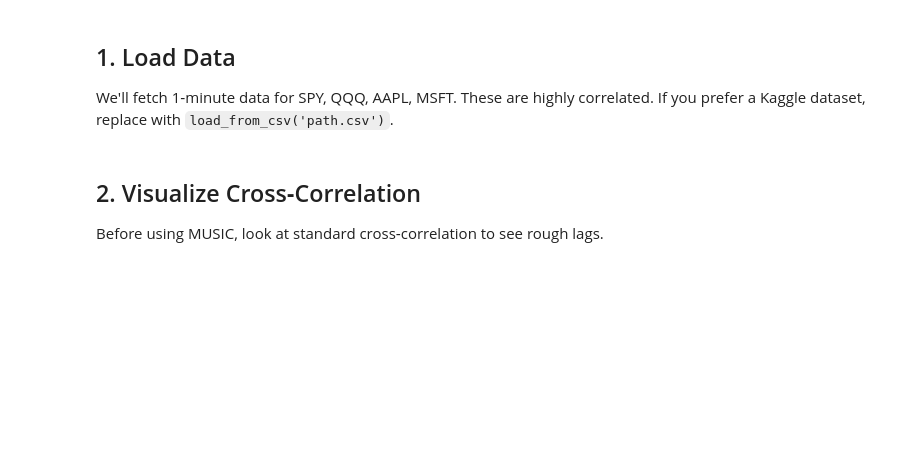
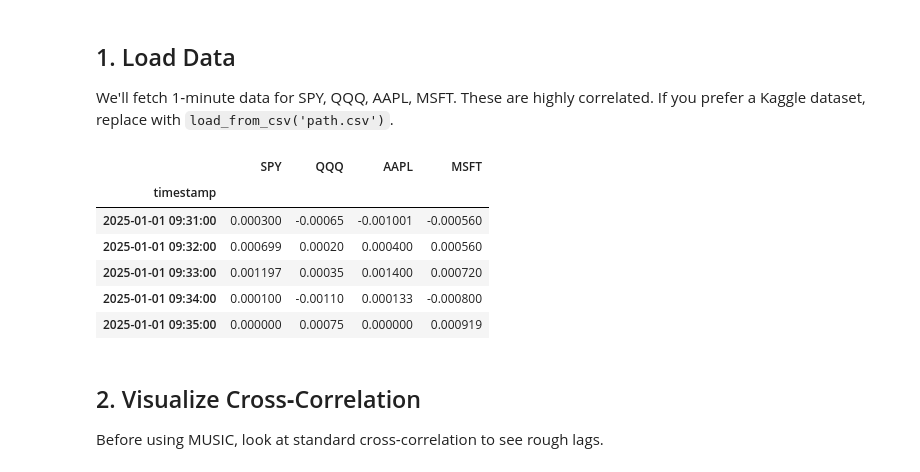
Before and after one commit to SauravLChaudhari/MIMO-OFDM-Inspired-Cross-Asset-Lead-Lag-Detection, a Jupyter notebook: notebooks/01_music_lead_lag.ipynb, the cells around one changed output. Cells and saved outputs as stored; diff of their text form; code cells hidden in the pictures; blank space fills up the shorter version.

Commit message:
Add synthetic data and fix configs

```diff
--- a/notebooks/01_music_lead_lag.ipynb
+++ b/notebooks/01_music_lead_lag.ipynb
@@ -27,3 +22,22 @@ returns.head()
+# %%
+from data_loader import load_from_csv
+
+# Load the synthetic data we generated earlier
+prices = load_from_csv('../data/synthetic_assets.csv')
+returns = compute_returns(prices)
+
+# Extract symbols from the columns for the visualization step later
+symbols = prices.columns.tolist()
+
+returns.head()
+# %% [output]
+|  | SPY | QQQ | AAPL | MSFT |
+| timestamp |  |  |  |  |
+| 2025-01-01 09:31:00 | 0.000300 | -0.00065 | -0.001001 | -0.000560 |
+| 2025-01-01 09:32:00 | 0.000699 | 0.00020 | 0.000400 | 0.000560 |
+| 2025-01-01 09:33:00 | 0.001197 | 0.00035 | 0.001400 | 0.000720 |
+| 2025-01-01 09:34:00 | 0.000100 | -0.00110 | 0.000133 | -0.000800 |
+| 2025-01-01 09:35:00 | 0.000000 | 0.00075 | 0.000000 | 0.000919 |
 # %% [markdown]
 ## 2. Visualize Cross‑Correlation
 
```
Also changed, not shown: parts of 2 cells of this notebook, 1 other file.
